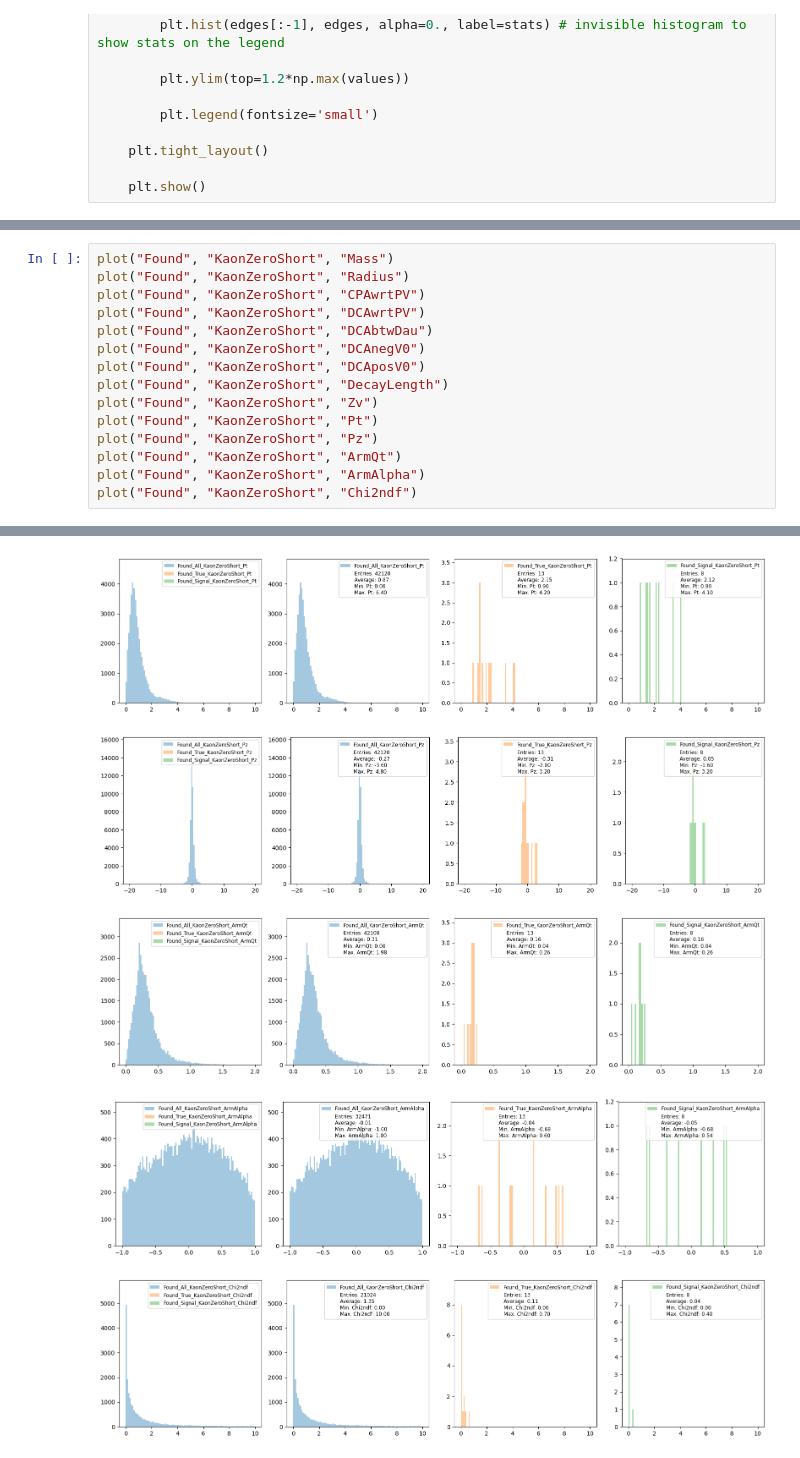
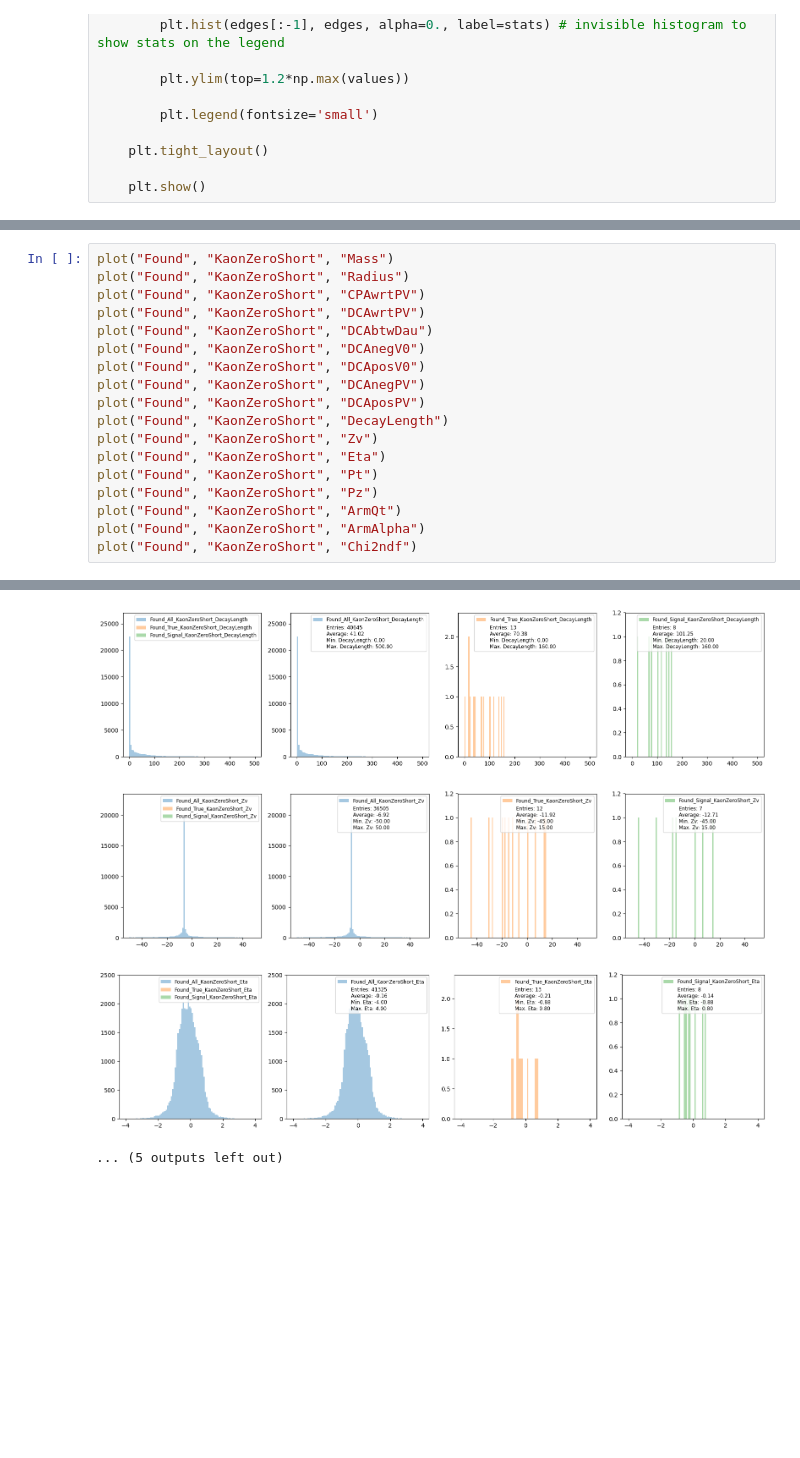
Before and after one commit to HD-ALICE-Sexaquark/analysis, a Jupyter notebook: jupyter/ShowAllHistograms.ipynb, the cells around one changed output, grey strips where cells are left out. Drawn from its saved outputs; the diff is of its cells as text; blank space fills up the shorter version.

Commit message:
sexaquark: added more vars. for V0 hists - updated jupyter nb. accordingly - small fix on TPC signal plot - decided on DCA methods for KalmanV0Finder, DCAxy is still pending

```diff
--- a/jupyter/ShowAllHistograms.ipynb
+++ b/jupyter/ShowAllHistograms.ipynb
@@ -90,8 +92,11 @@ plot("Found", "KaonZeroShort", "DCAwrtPV")
 plot("Found", "KaonZeroShort", "DCAbtwDau")
 plot("Found", "KaonZeroShort", "DCAnegV0")
 plot("Found", "KaonZeroShort", "DCAposV0")
+plot("Found", "KaonZeroShort", "DCAnegPV")
+plot("Found", "KaonZeroShort", "DCAposPV")
 plot("Found", "KaonZeroShort", "DecayLength")
 plot("Found", "KaonZeroShort", "Zv")
+plot("Found", "KaonZeroShort", "Eta")
 plot("Found", "KaonZeroShort", "Pt")
 plot("Found", "KaonZeroShort", "Pz")
 plot("Found", "KaonZeroShort", "ArmQt")
@@ -110,5 +115,4 @@ plot("Found", "KaonZeroShort", "Chi2ndf")
-[figure, old version]
+[figure, new version]
-[figure, old version]
+[figure, new version]
-[figure, old version]
+[figure, new version]
-[figure, removed]
-[figure, removed]
+... (5 outputs left out)
```
Also changed, not shown: parts of 2 cells of this notebook, 1 other file.
